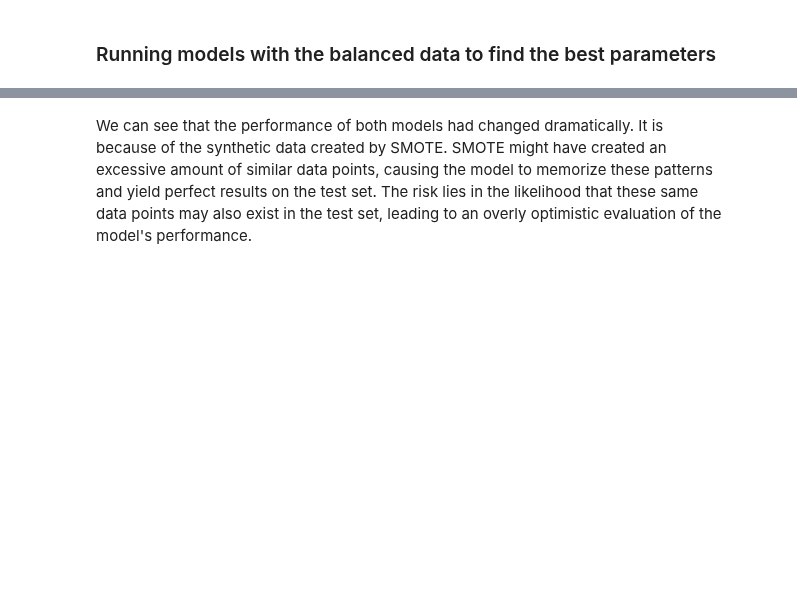
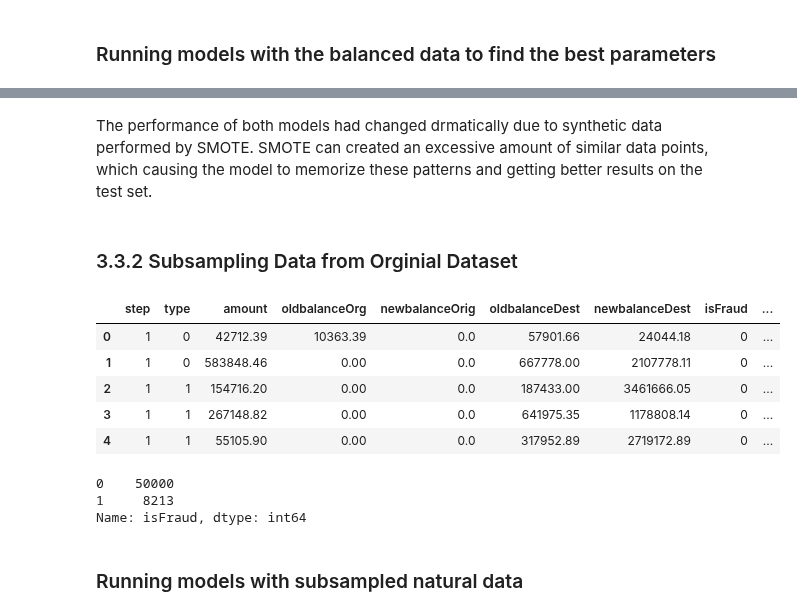
Before and after one commit to gn004422363/Buzz_Logic, a Jupyter notebook: buzz_logic.ipynb, the cells around one changed output, grey strips where cells are left out. Saved outputs shown, nothing was run; the diff lists cells and outputs as text; code cells hidden in the pictures; blank space fills up the shorter version.

```diff
--- a/buzz_logic.ipynb
+++ b/buzz_logic.ipynb
@@ -630,2 +653,35 @@ weighted avg       1.00      1.00      1.00     39889
 # %% [markdown]
-We can see that the performance of both models had changed dramatically. It is because of the synthetic data created by SMOTE. SMOTE might have created an excessive amount of similar data points, causing the model to memorize these patterns and yield perfect results on the test set. The risk lies in the likelihood that these same data points may also exist in the test set, leading to an overly optimistic evaluation of the model's performance.
+The performance of both models had changed drmatically due to synthetic data performed by SMOTE. SMOTE can created an excessive amount of similar data points, which causing the model to memorize these patterns and getting better results on the test set.
+# %% [markdown]
+### 3.3.2 Subsampling Data from Orginial Dataset
+# %%
+# Filter the only types that fraud transaction occurs
+data2=df[df['type'].isin(['TRANSFER','CASH_OUT'])]
+
+# Slice data in to fraud and safe by isFraud values
+safe_2 = data2[data2['isFraud']==0]
+fraud_2 = data2[data2['isFraud']==1]
+
+# Extract 50000 random sample from the safe transactions
+sample1=safe_2.sample(n=50000, random_state=1)
+sample1=sample1.sort_index()
+sample1=sample1.reset_index(drop=True)
+
+# Combine all fraud observation and 50000 safe transaction data
+df3=pd.concat([sample1,fraud_2])
+df3.reset_index(drop=True)
+
+# Remove name columns
+df3=df3.drop(['nameOrig', 'nameDest'], axis=1)
+
+# Binary-encoding of labelled data in 'type'
+df3.loc[df3.type == 'CASH_OUT', 'type'] = 1
+df3.loc[df3.type == 'TRANSFER', 'type'] = 0
+df3.head()
+# %% [output]
+|  | step | type | amount | oldbalanceOrg | newbalanceOrig | oldbalanceDest | newbalanceDest | isFraud | ... |
+| 0 | 1 | 0 | 42712.39 | 10363.39 | 0.0 | 57901.66 | 24044.18 | 0 | ... |
+| 1 | 1 | 0 | 583848.46 | 0.00 | 0.0 | 667778.00 | 2107778.11 | 0 | ... |
+| 2 | 1 | 1 | 154716.20 | 0.00 | 0.0 | 187433.00 | 3461666.05 | 0 | ... |
+| 3 | 1 | 1 | 267148.82 | 0.00 | 0.0 | 641975.35 | 1178808.14 | 0 | ... |
+| 4 | 1 | 1 | 55105.90 | 0.00 | 0.0 | 317952.89 | 2719172.89 | 0 | ... |
@@ -631,0 +697,9 @@ We can see that the performance of both models had changed dramatically. It is b
+# %%
+# Inspect class labels
+df3.isFraud.value_counts()
+# %% [output]
+0    50000
+1     8213
+Name: isFraud, dtype: int64
+# %% [markdown]
+### Running models with subsampled natural data
```
Also changed, not shown: parts of 34 cells of this notebook.
